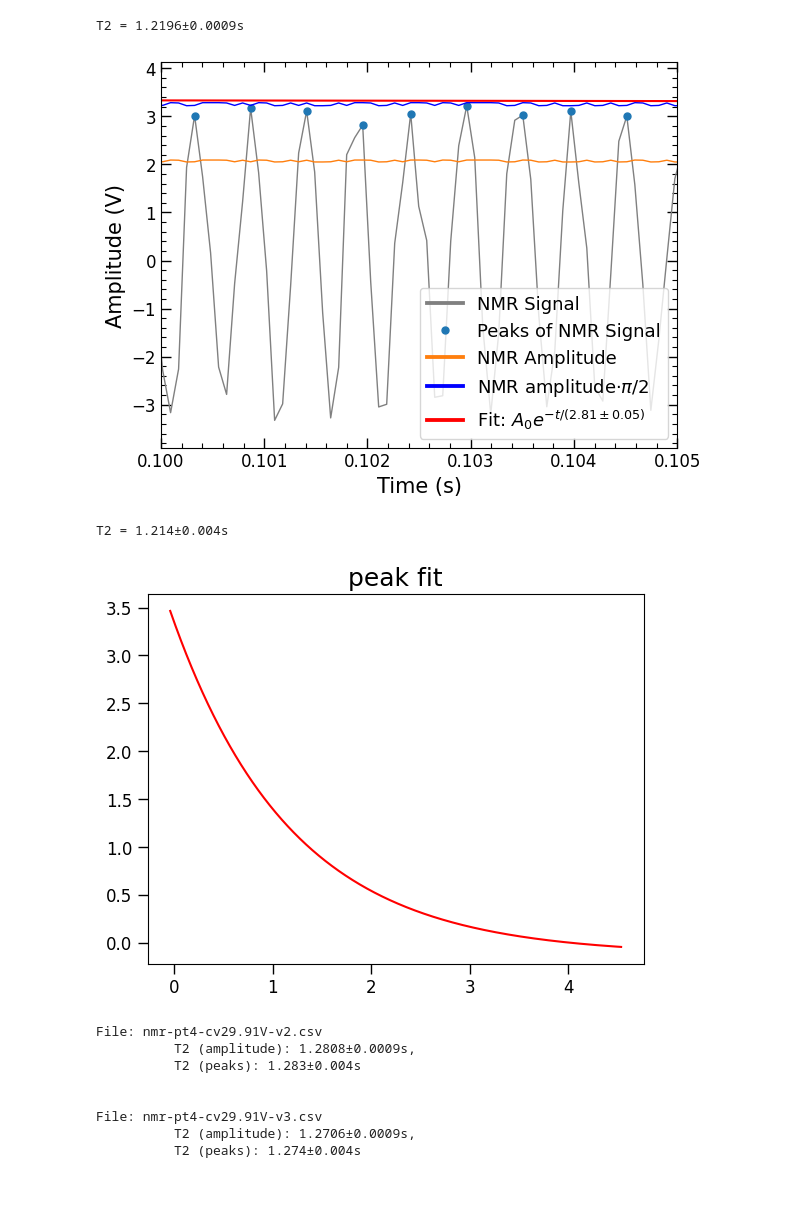
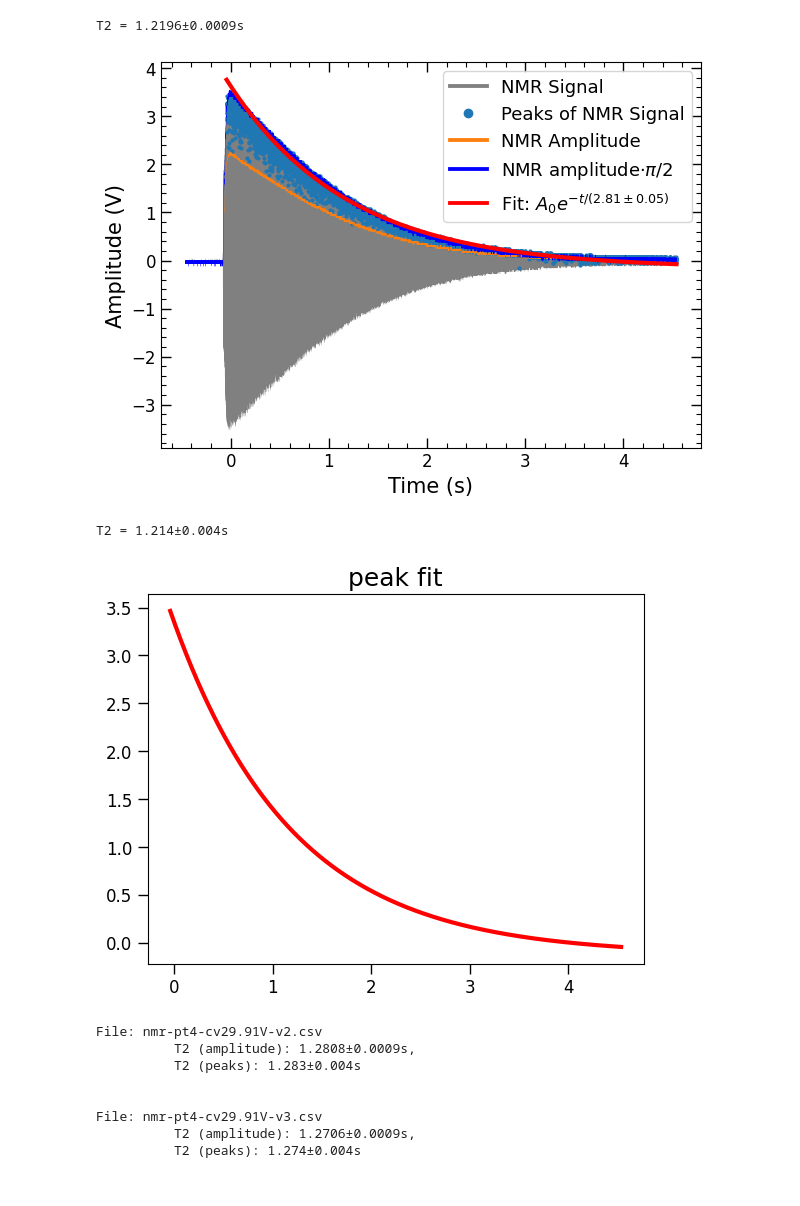
Before and after one commit to naki23/PL4-NMR, a Jupyter notebook: NMRmain.ipynb, the cells around one changed output. Cells and saved outputs as stored; diff of their text form; code cells hidden in the pictures.

Commit message:
t2 apx full

```diff
--- a/NMRmain.ipynb
+++ b/NMRmain.ipynb
@@ -51,11 +51,10 @@ peak_times, peak_magnitudes = find_signal_peaks(data1)
 # plt.plot(data1.time, data1.amplitude, label='NMR Amplitude', linewidth=0.1)
 # plt.plot(data1.time, data1.amplitude*(np.pi/2), label=r'NMR amplitude$\cdot \pi/2$', linewidth=0.2, color="blue")
 
-plt.plot(data1.raw_time, data1.raw_signal, label='NMR Signal', linewidth=1, color="gray")
-plt.plot(peak_times, peak_magnitudes, "o", label='Peaks of NMR Signal', markersize=5)
-plt.plot(data1.raw_time, data1.raw_amplitude, label='NMR Amplitude', linewidth=1)
-plt.plot(data1.raw_time, data1.raw_amplitude*(np.pi/2),
-         label=r'NMR amplitude$\cdot \pi/2$', linewidth=1, color="blue")
+plt.plot(data1.raw_time, data1.raw_signal, label='NMR Signal', linewidth=0.1, color="gray")
+plt.plot(peak_times, peak_magnitudes, "o", label='Peaks of NMR Signal', markersize=2)
+plt.plot(data1.raw_time, data1.raw_amplitude, label='NMR Amplitude', linewidth=0.1)
+plt.plot(data1.raw_time, data1.raw_amplitude*(np.pi/2), label=r'NMR amplitude$\cdot \pi/2$', linewidth=0.2, color="blue")
 
 
 # Add labels and title
@@ -75,40 +74,38 @@ plt.ylabel('Amplitude (V)')
 def t2_fit(data=None, xy=None, show=True):
     if xy:
         x, y = xy
         linestyle='None'
     else:
         x, y = data.time, data.amplitude
         y *= np.pi/2
         linestyle='-'
     popt, pcov = curve_fit(t2_function, x, y, p0=[np.max(y), 0, 1])
     if show:
         # plt.plot(x, y, label='data', marker='.', linestyle=linestyle, markersize=1)
-        plt.plot(x, t2_function(x, *popt), linewidth=1.5, color='red',
+        plt.plot(x, t2_function(x, *popt), linewidth=3, color='red',
                  label=r"Fit: $A_0e^{-t/"+ f"({T1:.1uL})" + r"}$")
 
     t2 = unc.correlated_values(popt, pcov)[2]
     return t2
 
 
 print(f"T2 = {t2_fit(data=data1):.1uP}s")
 # plt.title('amp fit')
-legend = plt.legend(markerscale=1, loc='lower right', fontsize=13)
+legend = plt.legend(markerscale=3, loc='upper right', fontsize=13)
 for line in legend.get_lines():
     line.set_linewidth(2.75)
 plt.tick_params(axis='both', which='both', direction='in', top=True, right=True)
 plt.minorticks_on()
+plt.tight_layout()
 # plt.savefig("exp4-t2-main.png", dpi=300)
-# plt.savefig("exp4-t2-apx-full.png", dpi=300)
-plt.xlim(0.1, 0.105)
-plt.tight_layout()
-# plt.savefig("exp4-t2-apx-zoomed.png", dpi=300)
+plt.savefig("exp4-t2-apx-full.png", dpi=300)
 plt.show()
 print(f"T2 = {t2_fit(xy=[peak_times, peak_magnitudes]):.1uP}s")
 plt.title('peak fit')
 plt.show()
 # %% [output]
 T2 = 1.2196±0.0009s
-[figure, old version]
+[figure, new version]
 T2 = 1.214±0.004s
 [figure]
 # %%
```
Also changed, not shown: 1 other file.
